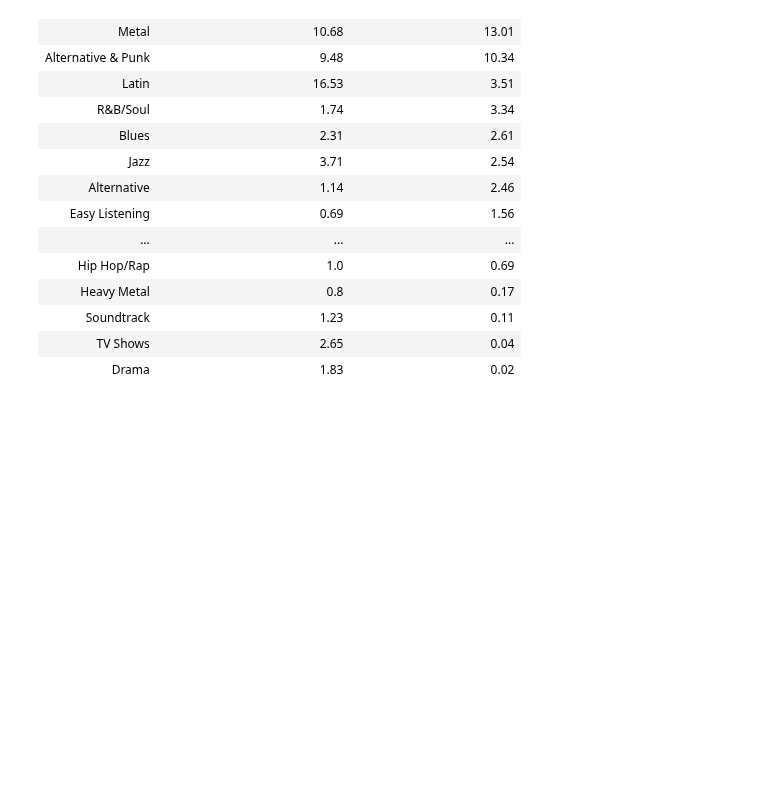
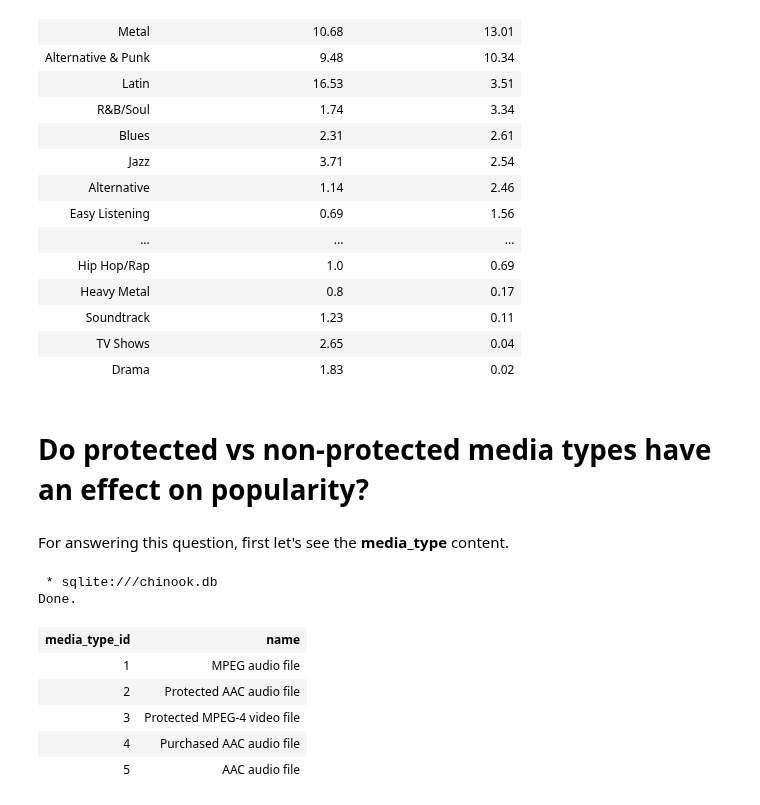
Before and after one commit to raduspaimoc/DataQuest-Projects, a Jupyter notebook: SQL Data Analysis/Guided Project_ Answering Business Questions using SQL/Answering Business Questions using SQL.ipynb, the cells around one changed output. Saved outputs shown, nothing was run; the diff lists cells and outputs as text; code cells hidden in the pictures; blank space fills up the shorter version.

Commit message:
[WIP] Answering Business Questions Using SQL Missing conclusions.

```diff
--- a/SQL Data Analysis/Guided Project_ Answering Business Questions using SQL/Answering Business Questions using SQL.ipynb
+++ b/SQL Data Analysis/Guided Project_ Answering Business Questions using SQL/Answering Business Questions using SQL.ipynb
@@ -478,3 +478,20 @@ Done.
 | Soundtrack | 1.23 | 0.11 |
 | TV Shows | 2.65 | 0.04 |
 | Drama | 1.83 | 0.02 |
+# %% [markdown]
+# Do protected vs non-protected media types have an effect on popularity?
+# %% [markdown]
+For answering this question, first let's see the **media_type** content.
+# %%
+%%sql
+SELECT *
+FROM media_type
+# %% [output]
+ * sqlite:///chinook.db
+Done.
+| media_type_id | name |
+| 1 | MPEG audio file |
+| 2 | Protected AAC audio file |
+| 3 | Protected MPEG-4 video file |
+| 4 | Purchased AAC audio file |
+| 5 | AAC audio file |
```
Also changed, not shown: parts of 2 cells of this notebook.
